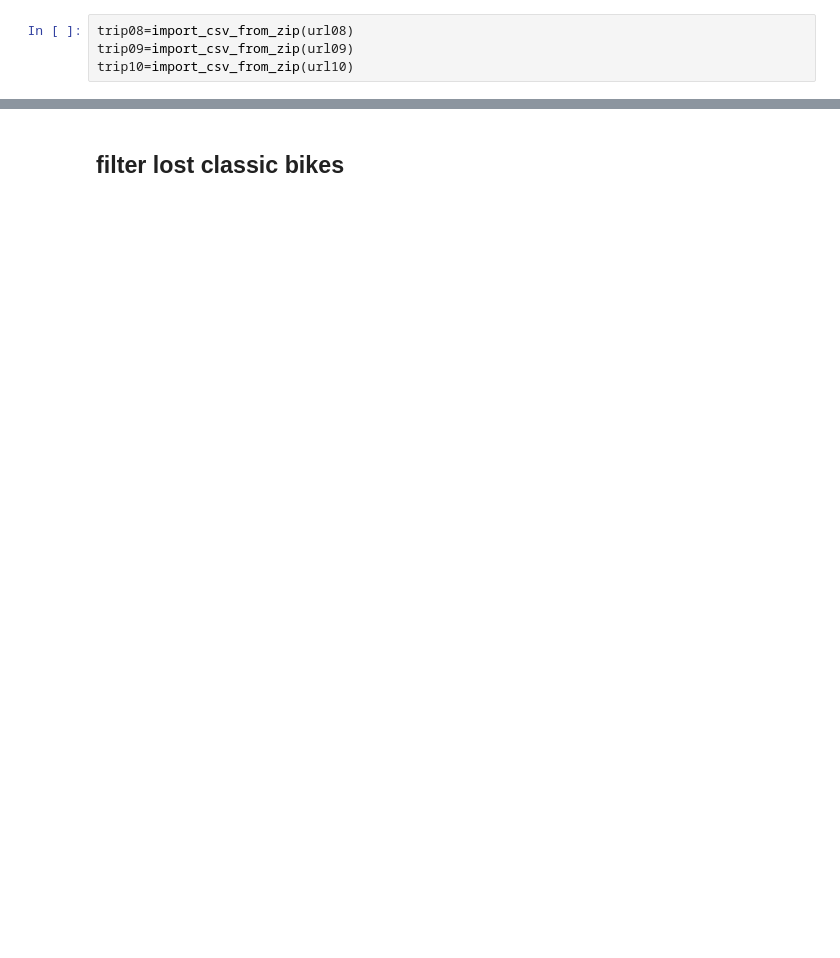
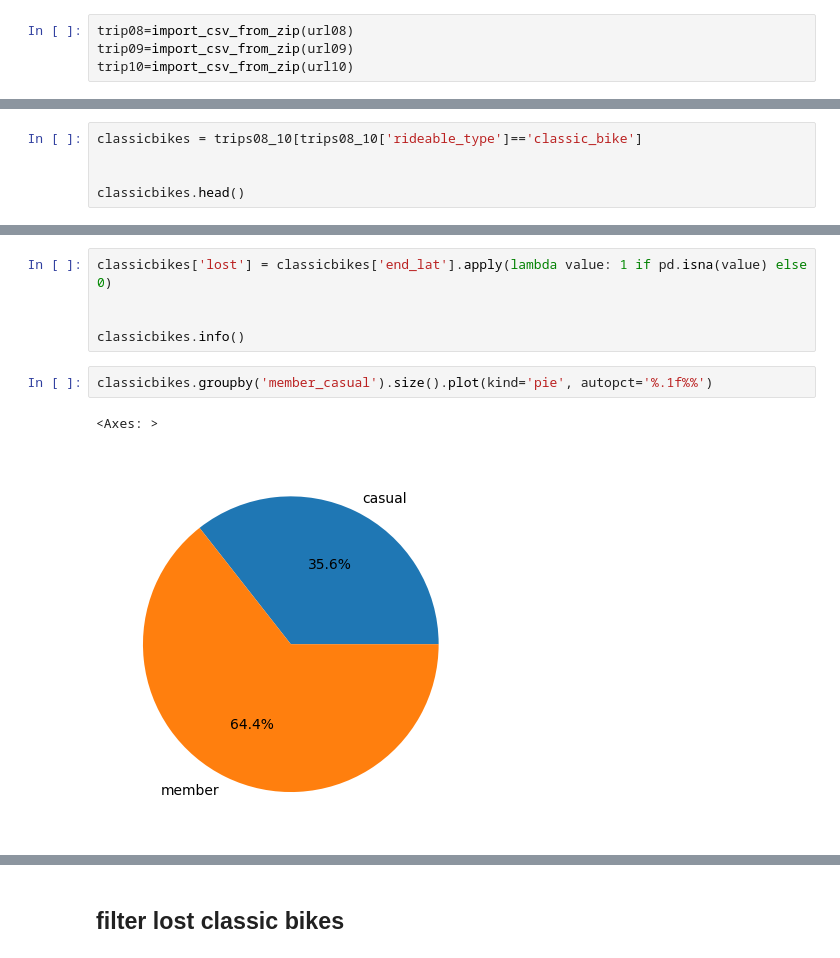
Before and after one commit to ZsuzsaMano/Machine-learning, a Jupyter notebook: KPI.ipynb, the cells around one changed output, grey strips where cells are left out. Cells and saved outputs as stored; diff of their text form; blank space fills up the shorter version.

```diff
--- a/KPI.ipynb
+++ b/KPI.ipynb
@@ -77,0 +79,5 @@ memory usage: 48.7+ MB
+# %%
+classicbikes = trips08_10[trips08_10['rideable_type']=='classic_bike']
+
+
+classicbikes.head()
@@ -77,0 +91,10 @@ memory usage: 48.7+ MB
+# %%
+classicbikes['lost'] = classicbikes['end_lat'].apply(lambda value: 1 if pd.isna(value) else 0)
+
+
+classicbikes.info()
+# %%
+classicbikes.groupby('member_casual').size().plot(kind='pie', autopct='%.1f%%')
+# %% [output]
+<Axes: >
+[figure, added]
```
Also changed, not shown: parts of 16 cells of this notebook, 1 other file.
